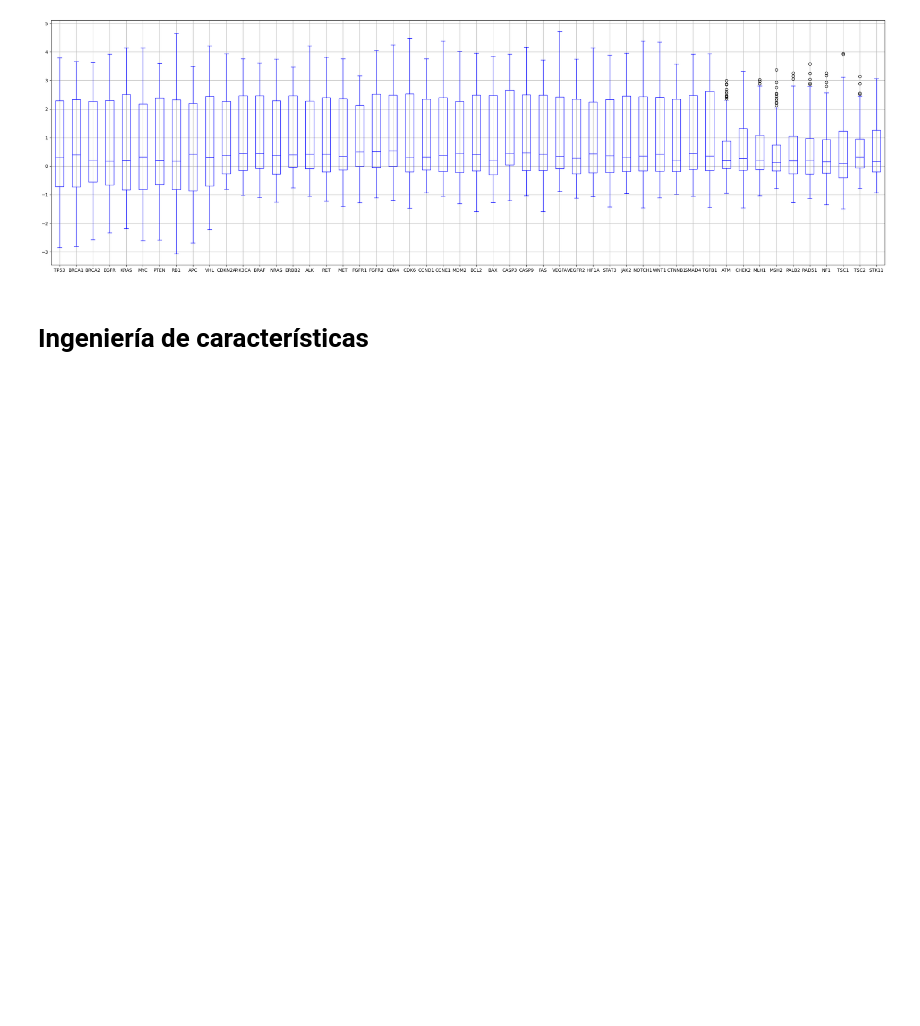
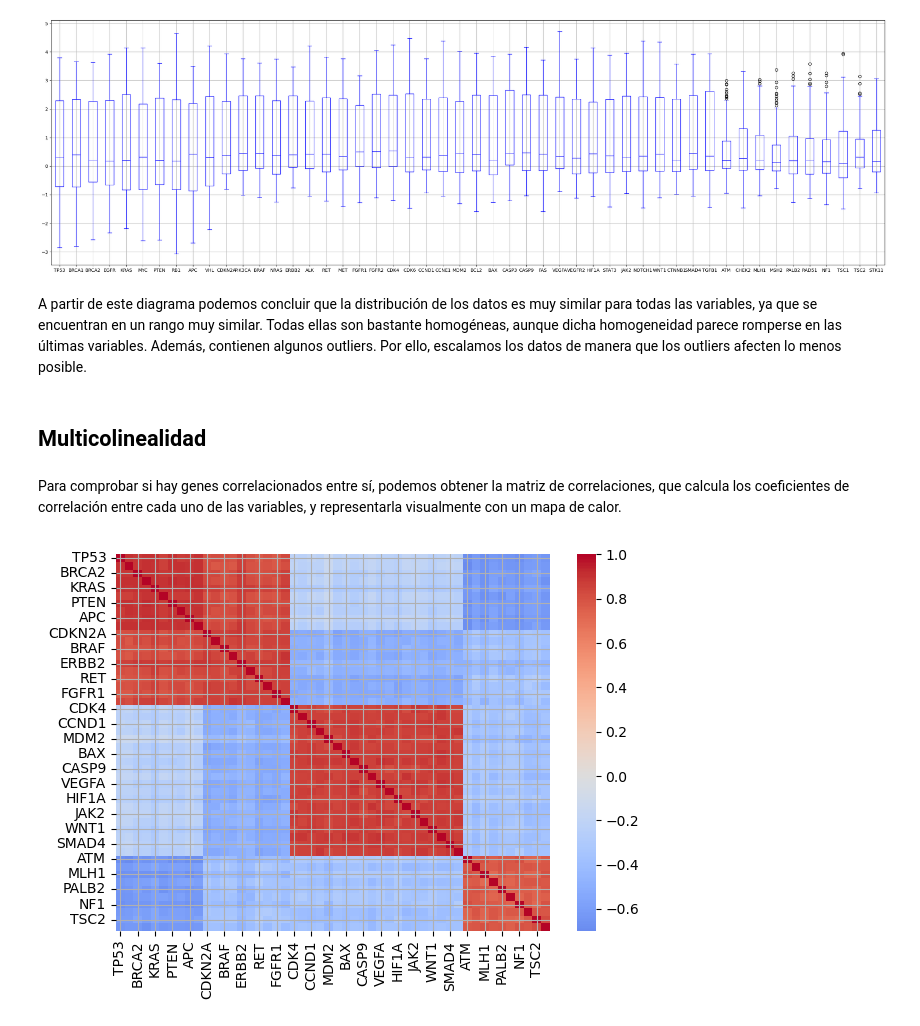
Before and after one commit to MiguelGomGar/ClusteringGenes, a Jupyter notebook: full_notebook.ipynb, the cells around one changed output. Drawn from its saved outputs; the diff is of its cells as text; code cells hidden in the pictures; blank space fills up the shorter version.

```diff
--- a/full_notebook.ipynb
+++ b/full_notebook.ipynb
@@ -37,6 +44,6 @@ Atendiendo al documento en el que se explican las diferentes variables, podemos
 # %%
-df = df.drop(columns = ['Patient_ID']) # eliminar columna irrelevante
-df.head()
+X = df.drop(columns = ['Patient_ID']) # eliminar columna irrelevante
+X.head()
 # %% [output]
 |  | TP53 | BRCA1 | BRCA2 | EGFR | KRAS | MYC | PTEN | RB1 | APC | VHL | ... | ... |
 | 0 | 2.621229 | 2.294844 | 2.285151 | 3.162488 | 2.602772 | 2.000662 | 3.604151 | 3.030050 | 2.044993 | 2.728821 | ... | ... |
@@ -106,5 +113,21 @@ plt.tight_layout()
 plt.show()
 # %% [output]
 [figure]
-# %% [markdown]
-# Ingeniería de características
+# %% [markdown]
+A partir de este diagrama podemos concluir que la distribución de los datos es muy similar para todas las variables, ya que se encuentran en un rango muy similar. Todas ellas son bastante homogéneas, aunque dicha homogeneidad parece romperse en las últimas variables. Además, contienen algunos outliers. Por ello, escalamos los datos de manera que los outliers afecten lo menos posible.
+# %% [markdown]
+## Multicolinealidad
+# %% [markdown]
+Para comprobar si hay genes correlacionados entre sí, podemos obtener la matriz de correlaciones, que calcula los coeficientes de correlación entre cada uno de las variables, y representarla visualmente con un mapa de calor.
+# %%
+corr_matrix = X.corr()
+
+sns.heatmap(corr_matrix,
+            cmap='coolwarm',
+            center=0,
+            annot=False)
+plt.grid()
+plt.tight_layout()
+plt.show()
+# %% [output]
+[figure, added]
```
Also changed, not shown: parts of 51 cells of this notebook.
